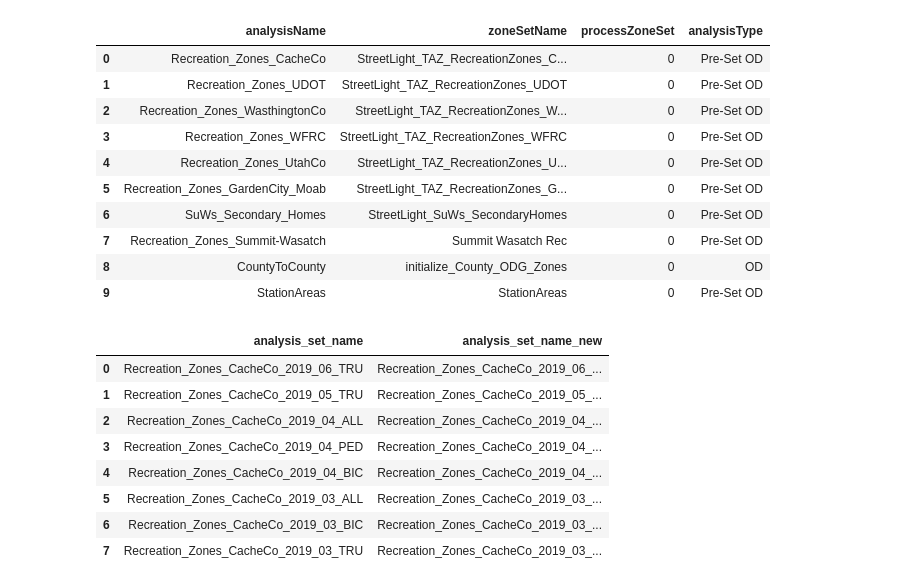
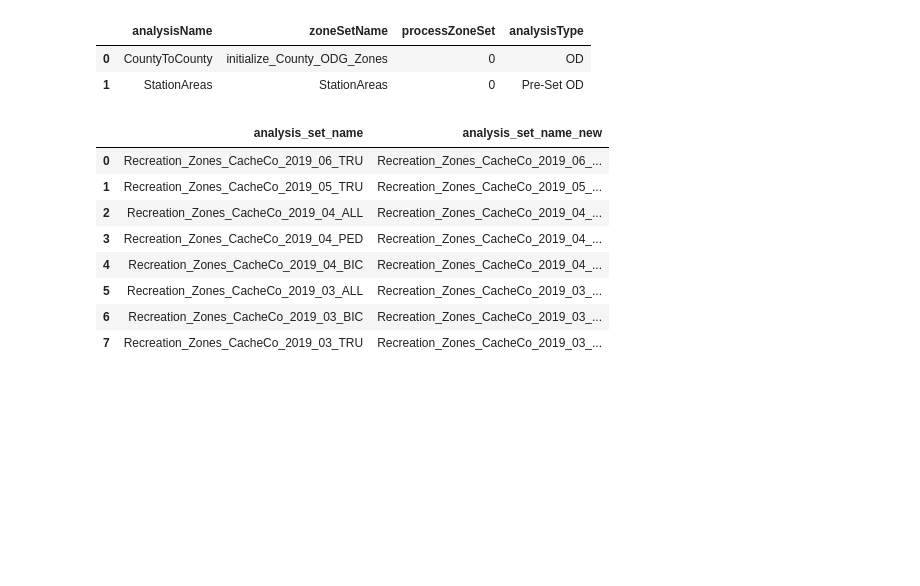
Before and after one commit to WFRCAnalytics/DATA-StreetLight-Insight-API-Custom-Queries, a Jupyter notebook: 1_StreetLight Data.ipynb, the cells around one changed output. Cells and saved outputs as stored; diff of their text form; code cells hidden in the pictures; blank space fills up the shorter version.

Commit message:
Generate County-to-County  and Station Areas requests

```diff
--- a/1_StreetLight Data.ipynb
+++ b/1_StreetLight Data.ipynb
@@ -13,43 +13,35 @@ import time
 import pandas as pd
 # %%
 dfZoneSets = pd.DataFrame([
-    ['Recreation_Zones_CacheCo'        ,'StreetLight_TAZ_RecreationZones_CacheCo'        ,0,'Pre-Set OD'],
-    ['Recreation_Zones_UDOT'           ,'StreetLight_TAZ_RecreationZones_UDOT'           ,0,'Pre-Set OD'],
-    ['Recreation_Zones_WasthingtonCo'  ,'StreetLight_TAZ_RecreationZones_WashingtonCo'   ,0,'Pre-Set OD'],
-    ['Recreation_Zones_WFRC'           ,'StreetLight_TAZ_RecreationZones_WFRC'           ,0,'Pre-Set OD'],
-    ['Recreation_Zones_UtahCo'         ,'StreetLight_TAZ_RecreationZones_UtahCo'         ,0,'Pre-Set OD'],
-    ['Recreation_Zones_GardenCity_Moab','StreetLight_TAZ_RecreationZones_GardenCity_Moab',0,'Pre-Set OD'],
-    ['SuWs_Secondary_Homes'            ,'StreetLight_SuWs_SecondaryHomes'                ,0,'Pre-Set OD'],
-    ['Recreation_Zones_Summit-Wasatch' ,'Summit Wasatch Rec'                             ,0,'Pre-Set OD'],
+#    ['Recreation_Zones_CacheCo'        ,'StreetLight_TAZ_RecreationZones_CacheCo'        ,0,'Pre-Set OD'],
+#    ['Recreation_Zones_UDOT'           ,'StreetLight_TAZ_RecreationZones_UDOT'           ,0,'Pre-Set OD'],
+#    ['Recreation_Zones_WasthingtonCo'  ,'StreetLight_TAZ_RecreationZones_WashingtonCo'   ,0,'Pre-Set OD'],
+#    ['Recreation_Zones_WFRC'           ,'StreetLight_TAZ_RecreationZones_WFRC'           ,0,'Pre-Set OD'],
+#    ['Recreation_Zones_UtahCo'         ,'StreetLight_TAZ_RecreationZones_UtahCo'         ,0,'Pre-Set OD'],
+#    ['Recreation_Zones_GardenCity_Moab','StreetLight_TAZ_RecreationZones_GardenCity_Moab',0,'Pre-Set OD'],
+#    ['SuWs_Secondary_Homes'            ,'StreetLight_SuWs_SecondaryHomes'                ,0,'Pre-Set OD'],
+#    ['Recreation_Zones_Summit-Wasatch' ,'Summit Wasatch Rec'                             ,0,'Pre-Set OD'],
     ['CountyToCounty'                  ,'initialize_County_ODG_Zones'                    ,0,'OD'        ],
     ['StationAreas'                    ,'StationAreas'                                   ,0,'Pre-Set OD']
 ], columns=(['analysisName','zoneSetName','processZoneSet','analysisType']))
 display(dfZoneSets)
 
 # dataframe where analysis were corrupted or cancelled so they need to be renamed.
 dfRedo = pd.DataFrame([
     ['Recreation_Zones_CacheCo_2019_06_TRU','Recreation_Zones_CacheCo_2019_06_TRU_2'],
     ['Recreation_Zones_CacheCo_2019_05_TRU','Recreation_Zones_CacheCo_2019_05_TRU_2'],
     ['Recreation_Zones_CacheCo_2019_04_ALL','Recreation_Zones_CacheCo_2019_04_ALL_2'],
     ['Recreation_Zones_CacheCo_2019_04_PED','Recreation_Zones_CacheCo_2019_04_PED_2'],
     ['Recreation_Zones_CacheCo_2019_04_BIC','Recreation_Zones_CacheCo_2019_04_BIC_2'],
     ['Recreation_Zones_CacheCo_2019_03_ALL','Recreation_Zones_CacheCo_2019_03_ALL_2'],
     ['Recreation_Zones_CacheCo_2019_03_BIC','Recreation_Zones_CacheCo_2019_03_BIC_2'],
     ['Recreation_Zones_CacheCo_2019_03_TRU','Recreation_Zones_CacheCo_2019_03_TRU_2']
 ], columns=(['analysis_set_name','analysis_set_name_new']))
 display(dfRedo)
 # %% [output]
 |  | analysisName | zoneSetName | processZoneSet | analysisType |
-| 0 | Recreation_Zones_CacheCo | StreetLight_TAZ_RecreationZones_C... | 0 | Pre-Set OD |
-| 1 | Recreation_Zones_UDOT | StreetLight_TAZ_RecreationZones_UDOT | 0 | Pre-Set OD |
-| 2 | Recreation_Zones_WasthingtonCo | StreetLight_TAZ_RecreationZones_W... | 0 | Pre-Set OD |
-| 3 | Recreation_Zones_WFRC | StreetLight_TAZ_RecreationZones_WFRC | 0 | Pre-Set OD |
-| 4 | Recreation_Zones_UtahCo | StreetLight_TAZ_RecreationZones_U... | 0 | Pre-Set OD |
-| 5 | Recreation_Zones_GardenCity_Moab | StreetLight_TAZ_RecreationZones_G... | 0 | Pre-Set OD |
-| 6 | SuWs_Secondary_Homes | StreetLight_SuWs_SecondaryHomes | 0 | Pre-Set OD |
-| 7 | Recreation_Zones_Summit-Wasatch | Summit Wasatch Rec | 0 | Pre-Set OD |
-| 8 | CountyToCounty | initialize_County_ODG_Zones | 0 | OD |
-| 9 | StationAreas | StationAreas | 0 | Pre-Set OD |
+| 0 | CountyToCounty | initialize_County_ODG_Zones | 0 | OD |
+| 1 | StationAreas | StationAreas | 0 | Pre-Set OD |
 |  | analysis_set_name | analysis_set_name_new |
 | 0 | Recreation_Zones_CacheCo_2019_06_TRU | Recreation_Zones_CacheCo_2019_06_... |
 | 1 | Recreation_Zones_CacheCo_2019_05_TRU | Recreation_Zones_CacheCo_2019_05_... |
```
Also changed, not shown: parts of 5 cells of this notebook.
